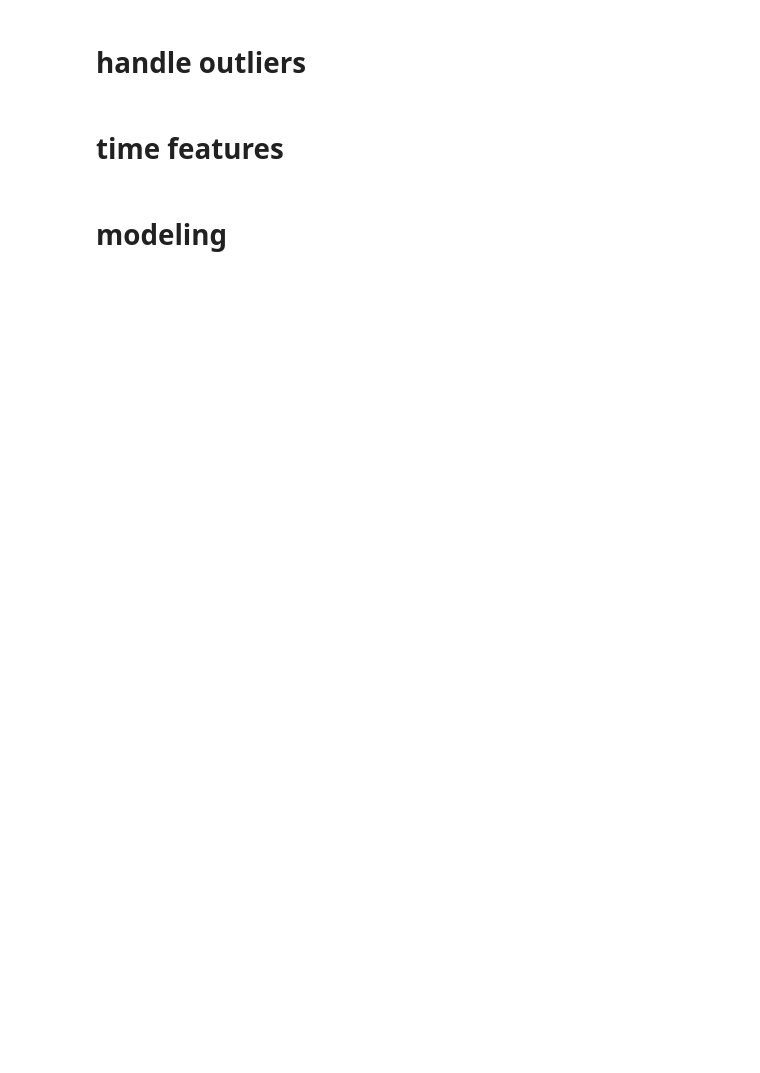
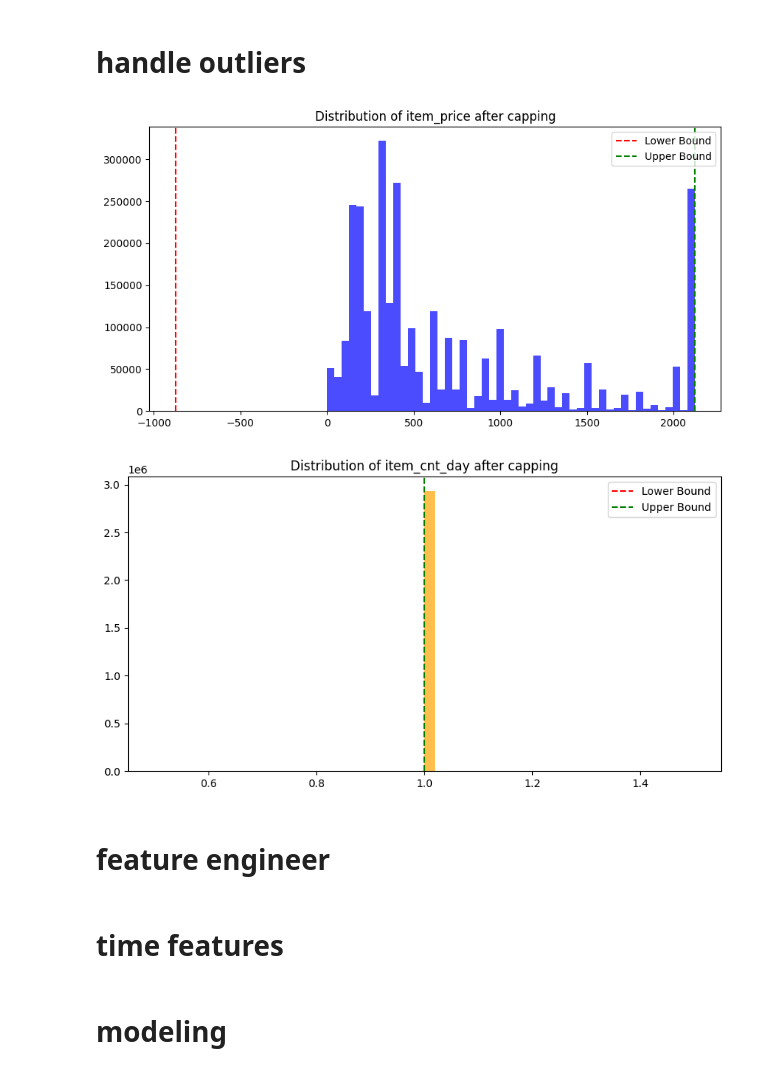
Before and after one commit to vanezp01/datalabs, a Jupyter notebook: predict-future-sales.ipynb, the cells around one changed output. Drawn from its saved outputs; the diff is of its cells as text; code cells hidden in the pictures; blank space fills up the shorter version.

Commit message:
Kaggle Notebook | Predict Future Sales | Version 5

```diff
--- a/predict-future-sales.ipynb
+++ b/predict-future-sales.ipynb
@@ -224,17 +135,0 @@ plt.show()
-# %%
-# Define the desired order of months
-month_order = ['January', 'February', 'March', 'April', 'May', 'June', 'July', 'August', 'September', 'October', 'November', 'December']
-
-# Group by family and month and calculate mean sales
-seasonality_data = train_df.groupby(['item_category_name', 'month'])['item_cnt_day'].sum().unstack(level=0).reindex(month_order)
-
-# Visualize seasonality using line plots for each family and store type
-plt.figure(figsize=(10, 8))
-sns.set_style("whitegrid")
-sns.lineplot(data=seasonality_data, dashes=False)
-plt.title('Seasonality of Item Count by Category Name')
-plt.xlabel('Month')
-plt.ylabel('Item  Count')
-plt.xticks(rotation=45)
-plt.legend(title='Category Name', bbox_to_anchor=(1.05, 1), loc='upper left')
-plt.show()
@@ -288,0 +192,43 @@ train_df_cleaned = replace_outliers_with_median(train_df)
+# %%
+# Calculate IQR for item_price
+Q1_price = train['item_price'].quantile(0.25)
+Q3_price = train['item_price'].quantile(0.75)
+IQR_price = Q3_price - Q1_price
+price_lower = Q1_price - 1.5 * IQR_price
+price_upper = Q3_price + 1.5 * IQR_price
+
+# Calculate IQR for item_cnt_day
+Q1_cnt = train['item_cnt_day'].quantile(0.25)
+Q3_cnt = train['item_cnt_day'].quantile(0.75)
+IQR_cnt = Q3_cnt - Q1_cnt
+cnt_lower = Q1_cnt - 1.5 * IQR_cnt
+cnt_upper = Q3_cnt + 1.5 * IQR_cnt
+
+# Cap outliers for item_price
+train['item_price'] = train['item_price'].clip(lower=price_lower, upper=price_upper)
+
+# Cap outliers for item_cnt_day
+train['item_cnt_day'] = train['item_cnt_day'].clip(lower=cnt_lower, upper=cnt_upper)
+
+# Plot for item_price
+plt.figure(figsize=(10, 5))
+plt.hist(train['item_price'], bins=50, color='blue', alpha=0.7)
+plt.axvline(price_lower, color='red', linestyle='--', label='Lower Bound')
+plt.axvline(price_upper, color='green', linestyle='--', label='Upper Bound')
+plt.title('Distribution of item_price after capping')
+plt.legend()
+plt.show()
+
+# Plot for item_cnt_day
+plt.figure(figsize=(10, 5))
+plt.hist(train['item_cnt_day'], bins=50, color='orange', alpha=0.7)
+plt.axvline(cnt_lower, color='red', linestyle='--', label='Lower Bound')
+plt.axvline(cnt_upper, color='green', linestyle='--', label='Upper Bound')
+plt.title('Distribution of item_cnt_day after capping')
+plt.legend()
+plt.show()
+# %% [output]
+[figure, added]
+[figure, added]
+# %% [markdown]
+# feature engineer
```
Also changed, not shown: parts of 27 cells of this notebook.
